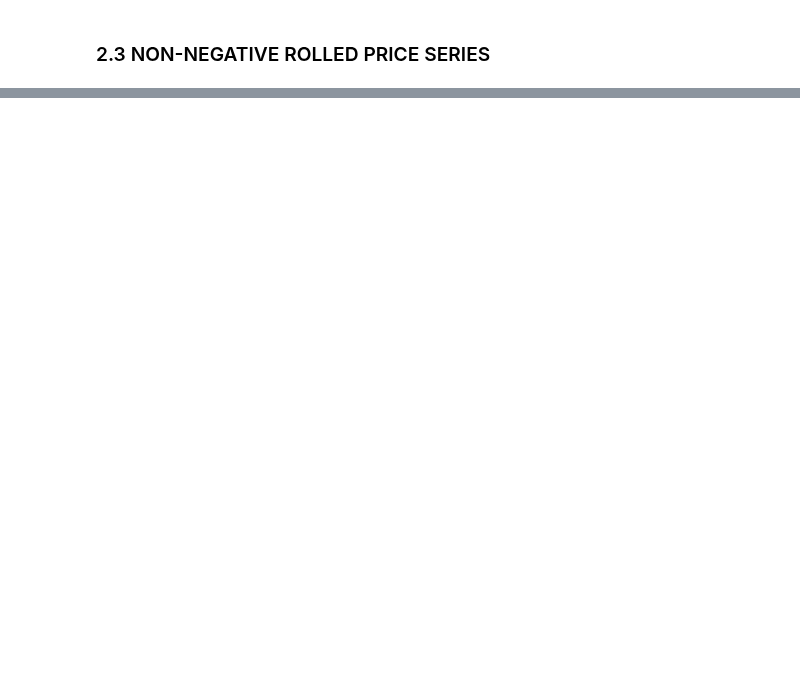
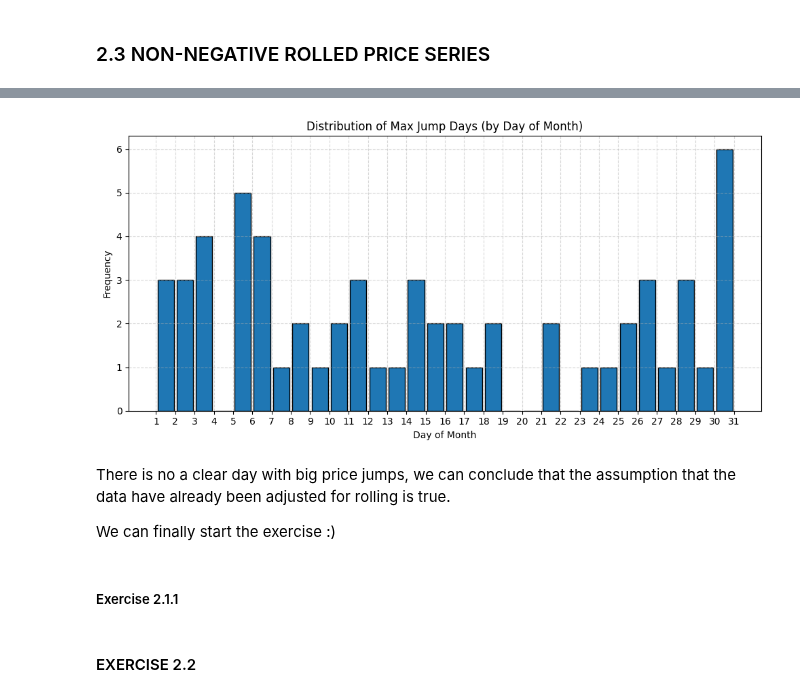
Before and after one commit to dgalassi99/quant-lab, a Jupyter notebook: 00_books/AFML/notebooks/AFML_tests.ipynb, the cells around one changed output, grey strips where cells are left out. Drawn from its saved outputs; the diff is of its cells as text; code cells hidden in the pictures; blank space fills up the shorter version.

```diff
--- a/00_books/AFML/notebooks/AFML_tests.ipynb
+++ b/00_books/AFML/notebooks/AFML_tests.ipynb
@@ -99,0 +160,4 @@ ImportError: cannot import name 'compute_non_negative_rolled_price_index' from '
+# %%
+print(os.listdir('../data'))
+data = pd.read_csv('../data/SP_futures_tick_data.csv')
+data.shape
@@ -99,0 +181,7 @@ ImportError: cannot import name 'compute_non_negative_rolled_price_index' from '
+# %%
+print(f"data starts at {data.date.iloc[0]} and ends at {data.date.iloc[-1]}")
+#select only data between 2014 and 2018
+#combine 'date' and 'time' strings into one column
+datetime_str = data['date'] + ' ' + data['time']
+# Use dayfirst=True if your dates are day/month/year format
+data['datetime'] = pd.to_datetime(datetime_str, errors='coerce')
@@ -99,0 +190,9 @@ ImportError: cannot import name 'compute_non_negative_rolled_price_index' from '
+# %%
+#after 2013
+data = data[data.datetime.dt.year >= 2014]
+#before 2019
+data = data[data.datetime.dt.year <= 2018]
+#fiannly drop date and time
+data = data.drop(['date','time'],axis=1)
+print(f'Now, data starts at {data.datetime.iloc[0]} and ends at {data.datetime.iloc[-1]}')
+data = data.reset_index()
@@ -99,0 +243,25 @@ ImportError: cannot import name 'compute_non_negative_rolled_price_index' from '
+# %%
+#histogram
+plt.figure(figsize=(10, 5))
+roll_df['Max_Jump_Day_Of_Month'].plot(
+    kind='hist',
+    bins=range(1, 32),  # Days 1 to 31
+    rwidth=0.85,
+    edgecolor='black'
+)
+
+plt.title('Distribution of Max Jump Days (by Day of Month)')
+plt.xlabel('Day of Month')
+plt.ylabel('Frequency')
+plt.xticks(range(1, 32))
+plt.grid(True, linestyle='--', alpha=0.5)
+plt.tight_layout()
+plt.show()
+# %% [output]
+[figure, added]
+# %% [markdown]
+There is no a clear day with big price jumps, we can conclude that the assumption that the data have already been adjusted for rolling is true.
+
+We can finally start the exercise :)
+# %% [markdown]
+##### Exercise 2.1.1
@@ -99,0 +270,2 @@ ImportError: cannot import name 'compute_non_negative_rolled_price_index' from '
+# %% [markdown]
+#### EXERCISE 2.2
```
Also changed, not shown: parts of 20 cells of this notebook, 1 other file.
